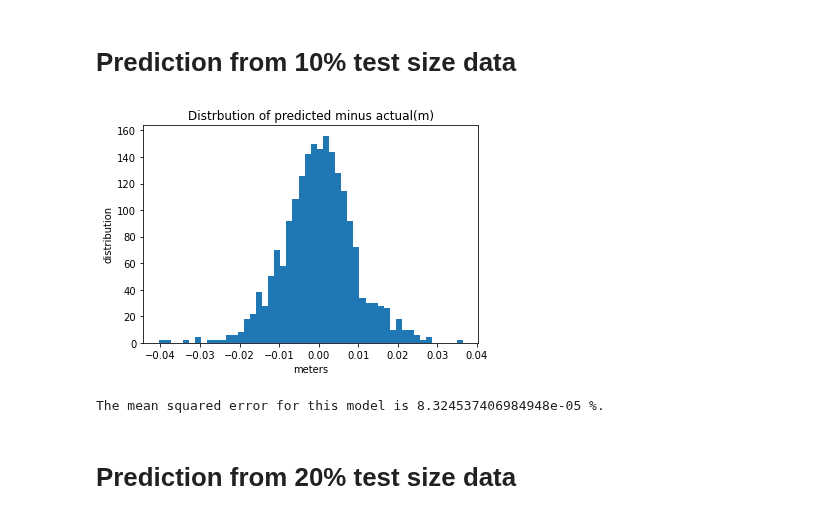
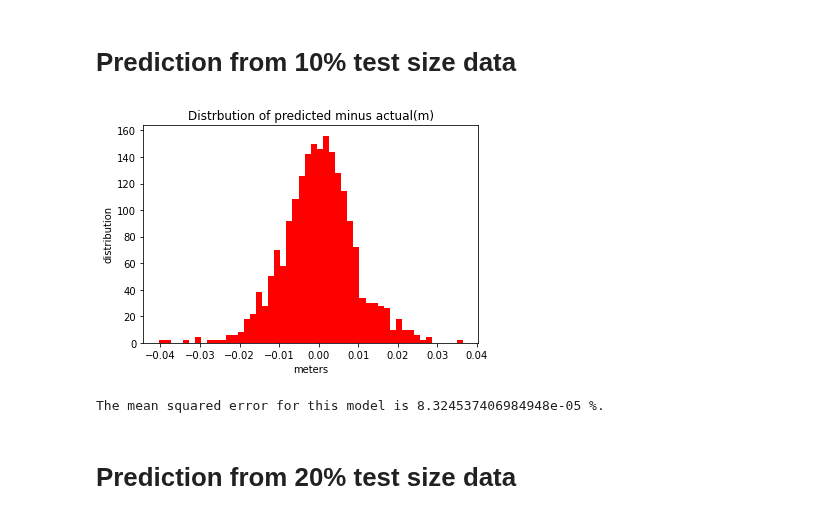
Before and after one commit to mylesm19/Volcanic_Activity_Detection, a Jupyter notebook: EC_01_Volcanic_activity_detection_and_noise_characterization_using_machine_learning.ipynb, the cells around one changed output. Saved outputs shown, nothing was run; the diff lists cells and outputs as text; code cells hidden in the pictures.

```diff
--- a/EC_01_Volcanic_activity_detection_and_noise_characterization_using_machine_learning.ipynb
+++ b/EC_01_Volcanic_activity_detection_and_noise_characterization_using_machine_learning.ipynb
@@ -417,36 +417,36 @@ APRIL_SERIES_Y= finalDF_two.iloc[:,19]
 
 
 
 lm.fit(DECEMBER_SERIES_X,DECEMBER_SERIES_Y)
 y_pred1 = lm.predict(DECEMBER_SERIES_X)
 
 
 #train_test_split_module
 X_train, X_test, y_train, y_test = train_test_split(DECEMBER_SERIES_X, APRIL_SERIES_Y, test_size=0.10,random_state=50)
 model = lm.fit(X_train,y_train)
 model.intercept_
 model.coef_
 
 
 
 
 
 #setting the prediciton variable
 
 APRIL_PREDICTION = model.predict(APRIL_SERIES_X)
-
+#50 bins were picked for all of the models below
 #Distrubution of Errors pred vs actual
-plt.hist(APRIL_PREDICTION-APRIL_SERIES_Y,bins = 50)
+plt.hist(APRIL_PREDICTION-APRIL_SERIES_Y,bins = 50,color ="red")
 plt.xlabel("meters")
 plt.ylabel("distribution")
 plt.title("Distrbution of predicted minus actual(m)")
 plt.show()
 
 #Displaying Mean Squared Error
 twenty_MSE = mean_squared_error(APRIL_SERIES_Y,APRIL_PREDICTION)
 print("The mean squared error for this model is",twenty_MSE,"%.")
 # %% [output]
-[figure, old version]
+[figure, new version]
 The mean squared error for this model is 8.324537406984948e-05 %.
 # %% [markdown]
 # Prediction from 20% test size data
```
Also changed, not shown: parts of 1 cell of this notebook.
